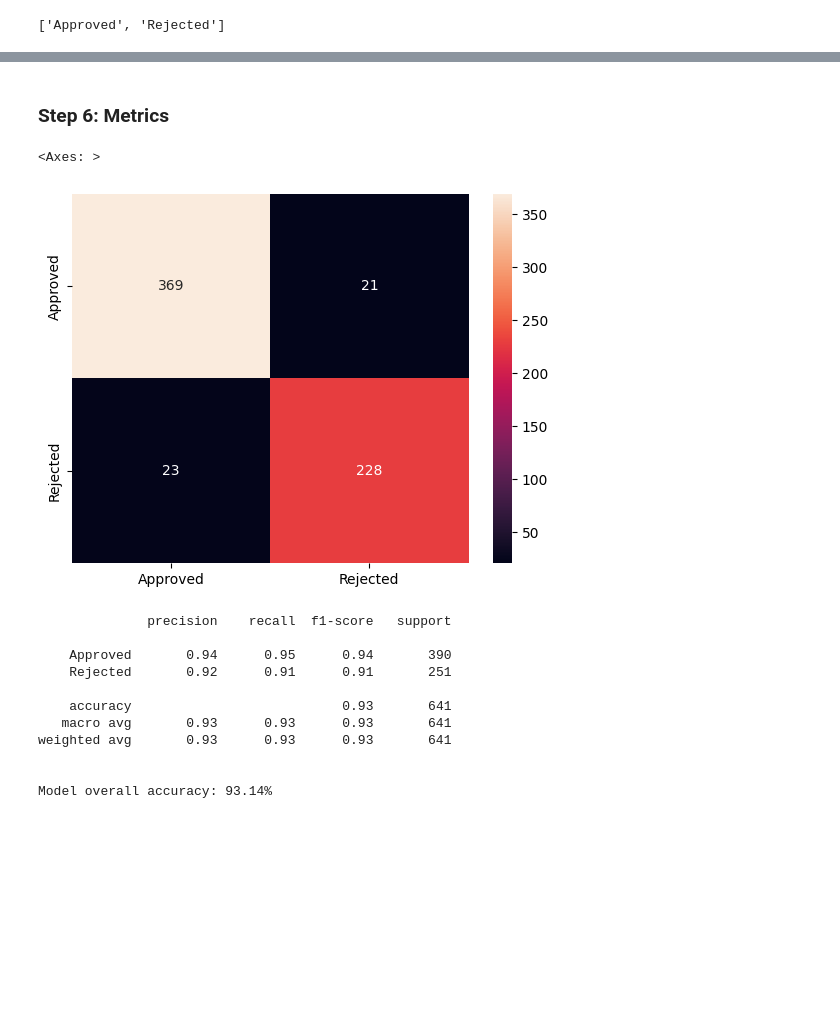
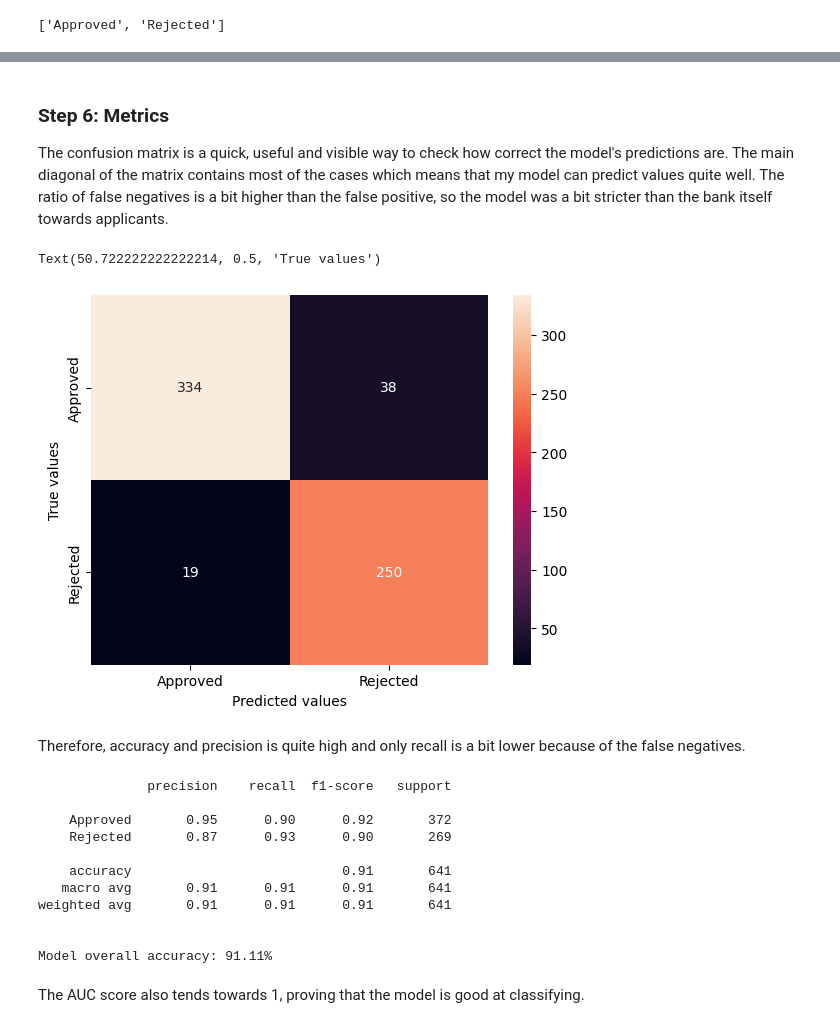
Before and after one commit to FabianZsolt/deeplearning, a Jupyter notebook: Assignments/Exercise project 2 - ANN for classification/Exercise project 2 - ANN for classification File.ipynb, the cells around one changed output, grey strips where cells are left out. Cells and saved outputs as stored; diff of their text form; code cells hidden in the pictures; blank space fills up the shorter version.

```diff
--- a/Assignments/Exercise project 2 - ANN for classification/Exercise project 2 - ANN for classification File.ipynb
+++ b/Assignments/Exercise project 2 - ANN for classification/Exercise project 2 - ANN for classification File.ipynb
@@ -104,14 +130,14 @@ X_val, X_test, y_val, y_test = train_test_split(X_temp, y_temp, test_size=0.5)
 model = keras.Sequential(
     [
         layers.BatchNormalization(input_shape=(len(X.columns),)),
-        layers.Dense(16, activation="relu", kernel_regularizer=keras.regularizers.l1(l1=0.1)),
+        layers.Dense(10, activation="relu", kernel_regularizer=keras.regularizers.l1(l1=0.1)),
+        layers.Dropout(0.1),
+        layers.Dense(18, activation="relu"),
         layers.Dense(8, activation="relu"),
         layers.Dense(len(categories), activation="softmax")
     ]
 )
 
-# compile the model, this time we use categorical crossentropy for loss -function
-# and we also measure the accuracy of our model in the metrics
 model.compile(optimizer="adam", loss='categorical_crossentropy', metrics=['accuracy'])
 model.summary()
 # %% [output]
@@ -136,3 +167,3 @@ Model: "sequential_3"
 # %%
-model.fit(x=X_train, y=y_train, epochs=300, validation_data=(X_val, y_val))
+model.fit(x=X_train, y=y_train, epochs=500, validation_data=(X_val, y_val))
 # %% [output]
@@ -189,30 +225,35 @@ y_test = np.argmax(y_test, axis=1)
 # %% [markdown]
 ### **Step 6:** Metrics
+The confusion matrix is a quick, useful and visible way to check how correct the model's predictions are. The main diagonal of the matrix contains most of the cases which means that my model can predict values quite well. The ratio of false negatives is a bit higher than the false positive, so the model was a bit stricter than the bank itself towards applicants.
 # %%
 sns.heatmap(confusion_matrix(y_test, test_predictions), annot=True, fmt='g',
             xticklabels=categories, yticklabels=categories)
+plt.xlabel('Predicted values')
+plt.ylabel('True values')
 # %% [output]
-<Axes: >
+Text(50.722222222222214, 0.5, 'True values')
-[figure, old version]
+[figure, new version]
+# %% [markdown]
+Therefore, accuracy and precision is quite high and only recall is a bit lower because of the false negatives.
 # %%
-# print the classification report based on true values and predictions
 print(classification_report(y_test, test_predictions, target_names=categories))
 
-# get overall accuracy of the model and print it
 acc = accuracy_score(y_test, test_predictions)
 print("\nModel overall accuracy: {:.2f}%".format(acc * 100))
 # %% [output]
               precision    recall  f1-score   support
 
-    Approved       0.94      0.95      0.94       390
-    Rejected       0.92      0.91      0.91       251
+    Approved       0.95      0.90      0.92       372
+    Rejected       0.87      0.93      0.90       269
 
-    accuracy                           0.93       641
-   macro avg       0.93      0.93      0.93       641
-weighted avg       0.93      0.93      0.93       641
+    accuracy                           0.91       641
+   macro avg       0.91      0.91      0.91       641
+weighted avg       0.91      0.91      0.91       641
 
 
-Model overall accuracy: 93.14%
+Model overall accuracy: 91.11%
+# %% [markdown]
+The AUC score also tends towards 1, proving that the model is good at classifying.
 # %%
 roc_auc_score(y, model.predict(X), multi_class="ovr")
 # %% [output]
```
Also changed, not shown: parts of 32 cells of this notebook.
